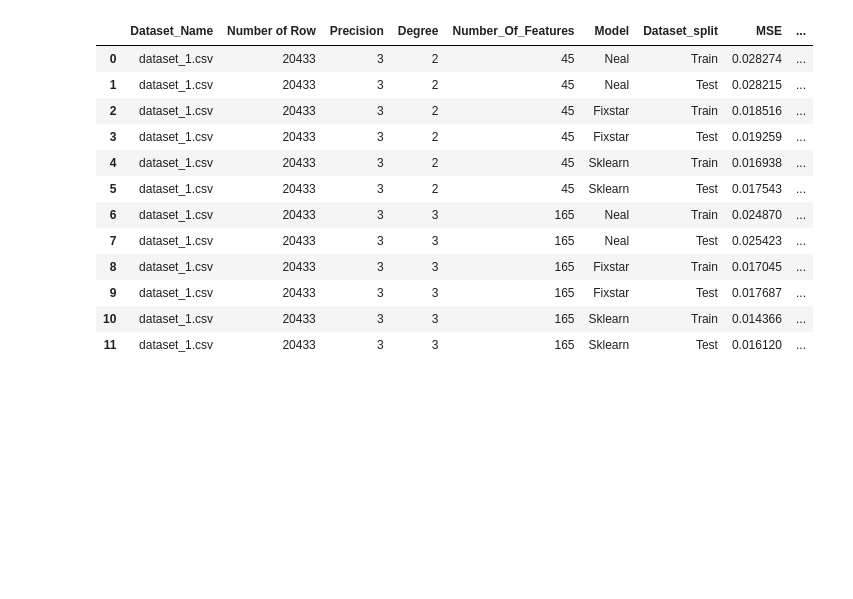
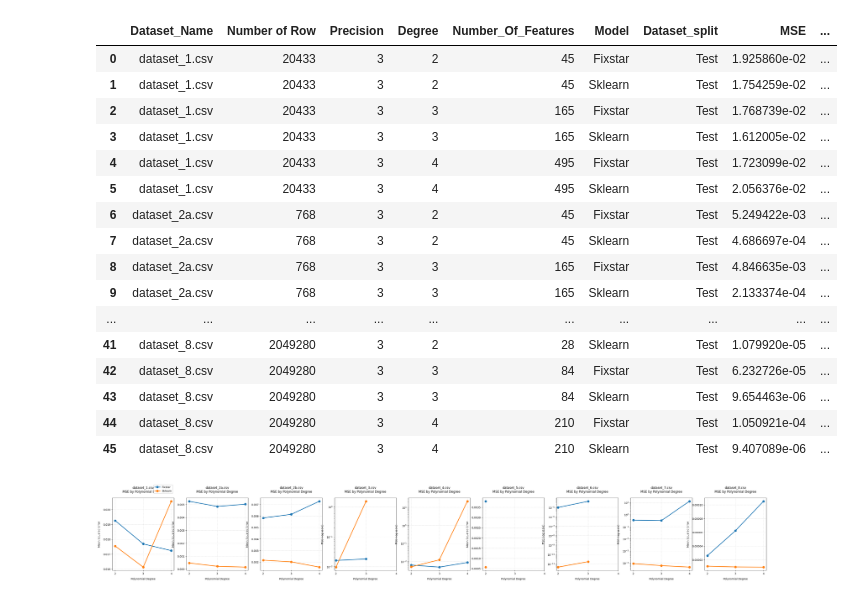
Before and after one commit to Shulhann/simulated-quantum-annealing-regression, a Jupyter notebook: insight.ipynb, the cells around one changed output. Saved outputs shown, nothing was run; the diff lists cells and outputs as text; code cells hidden in the pictures; blank space fills up the shorter version.

```diff
--- a/insight.ipynb
+++ b/insight.ipynb
@@ -3,18 +6,64 @@ import pandas as pd
 # %%
-df = pd.read_excel('evaluation_results2.xlsx')
+df = pd.read_excel('evaluation_results2.xlsx',  sheet_name="Test Data Only")
-# %%
-df.head(12)
-# %% [output]
-|  | Dataset_Name | Number of Row | Precision | Degree | Number_Of_Features | Model | Dataset_split | MSE | ... |
-| 0 | dataset_1.csv | 20433 | 3 | 2 | 45 | Neal | Train | 0.028274 | ... |
-| 1 | dataset_1.csv | 20433 | 3 | 2 | 45 | Neal | Test | 0.028215 | ... |
-| 2 | dataset_1.csv | 20433 | 3 | 2 | 45 | Fixstar | Train | 0.018516 | ... |
-| 3 | dataset_1.csv | 20433 | 3 | 2 | 45 | Fixstar | Test | 0.019259 | ... |
-| 4 | dataset_1.csv | 20433 | 3 | 2 | 45 | Sklearn | Train | 0.016938 | ... |
-| 5 | dataset_1.csv | 20433 | 3 | 2 | 45 | Sklearn | Test | 0.017543 | ... |
-| 6 | dataset_1.csv | 20433 | 3 | 3 | 165 | Neal | Train | 0.024870 | ... |
-| 7 | dataset_1.csv | 20433 | 3 | 3 | 165 | Neal | Test | 0.025423 | ... |
-| 8 | dataset_1.csv | 20433 | 3 | 3 | 165 | Fixstar | Train | 0.017045 | ... |
-| 9 | dataset_1.csv | 20433 | 3 | 3 | 165 | Fixstar | Test | 0.017687 | ... |
-| 10 | dataset_1.csv | 20433 | 3 | 3 | 165 | Sklearn | Train | 0.014366 | ... |
-| 11 | dataset_1.csv | 20433 | 3 | 3 | 165 | Sklearn | Test | 0.016120 | ... |
+# %%
+df
+# %% [output]
+|  | Dataset_Name | Number of Row | Precision | Degree | Number_Of_Features | Model | Dataset_split | MSE | ... |
+| 0 | dataset_1.csv | 20433 | 3 | 2 | 45 | Fixstar | Test | 1.925860e-02 | ... |
+| 1 | dataset_1.csv | 20433 | 3 | 2 | 45 | Sklearn | Test | 1.754259e-02 | ... |
+| 2 | dataset_1.csv | 20433 | 3 | 3 | 165 | Fixstar | Test | 1.768739e-02 | ... |
+| 3 | dataset_1.csv | 20433 | 3 | 3 | 165 | Sklearn | Test | 1.612005e-02 | ... |
+| 4 | dataset_1.csv | 20433 | 3 | 4 | 495 | Fixstar | Test | 1.723099e-02 | ... |
+| 5 | dataset_1.csv | 20433 | 3 | 4 | 495 | Sklearn | Test | 2.056376e-02 | ... |
+| 6 | dataset_2a.csv | 768 | 3 | 2 | 45 | Fixstar | Test | 5.249422e-03 | ... |
+| 7 | dataset_2a.csv | 768 | 3 | 2 | 45 | Sklearn | Test | 4.686697e-04 | ... |
+| 8 | dataset_2a.csv | 768 | 3 | 3 | 165 | Fixstar | Test | 4.846635e-03 | ... |
+| 9 | dataset_2a.csv | 768 | 3 | 3 | 165 | Sklearn | Test | 2.133374e-04 | ... |
+| ... | ... | ... | ... | ... | ... | ... | ... | ... | ... |
+| 41 | dataset_8.csv | 2049280 | 3 | 2 | 28 | Sklearn | Test | 1.079920e-05 | ... |
+| 42 | dataset_8.csv | 2049280 | 3 | 3 | 84 | Fixstar | Test | 6.232726e-05 | ... |
+| 43 | dataset_8.csv | 2049280 | 3 | 3 | 84 | Sklearn | Test | 9.654463e-06 | ... |
+| 44 | dataset_8.csv | 2049280 | 3 | 4 | 210 | Fixstar | Test | 1.050921e-04 | ... |
+| 45 | dataset_8.csv | 2049280 | 3 | 4 | 210 | Sklearn | Test | 9.407089e-06 | ... |
+# %%
+# Get unique datasets
+datasets = df['Dataset_Name'].unique()
+n_datasets = len(datasets)
+
+# Set up the figure - adjust size based on number of datasets
+plt.figure(figsize=(5*n_datasets, 5))
+
+# Create subplots for each dataset
+for i, dataset in enumerate(datasets, 1):
+    plt.subplot(1, n_datasets, i)
+
+    # Filter data for the current dataset
+    dataset_data = df[df['Dataset_Name'] == dataset]
+
+    # Plot each model's performance
+    for model in ['Fixstar', 'Sklearn']:
+        model_data = dataset_data[dataset_data['Model'] == model]
+        plt.plot(model_data['Degree'], model_data['MSE'],
+                marker='o', markersize=8, label=model, linewidth=2.5)
+
+    # Formatting
+    plt.title(f'{dataset}\nMSE by Polynomial Degree', pad=20)
+    plt.xlabel('Polynomial Degree', labelpad=10)
+    plt.ylabel('Mean Squared Error', labelpad=10)
+    plt.xticks([2, 3, 4])
+    plt.grid(True, linestyle='--', alpha=0.4)
+
+    # Add legend only to first subplot
+    if i == 1:
+        plt.legend(bbox_to_anchor=(1, 1.2), framealpha=1)
+
+    # Auto-scale y-axis (log if range is large)
+    min_mse = dataset_data['MSE'].min()
+    max_mse = dataset_data['MSE'].max()
+    if max_mse/min_mse > 100:  # Use log scale if range is 100x or more
+        plt.yscale('log')
+        plt.ylabel('MSE (log scale)', labelpad=10)
+
+plt.show()
+# %% [output]
+[figure, added]
```
Also changed, not shown: parts of 2 cells of this notebook.
